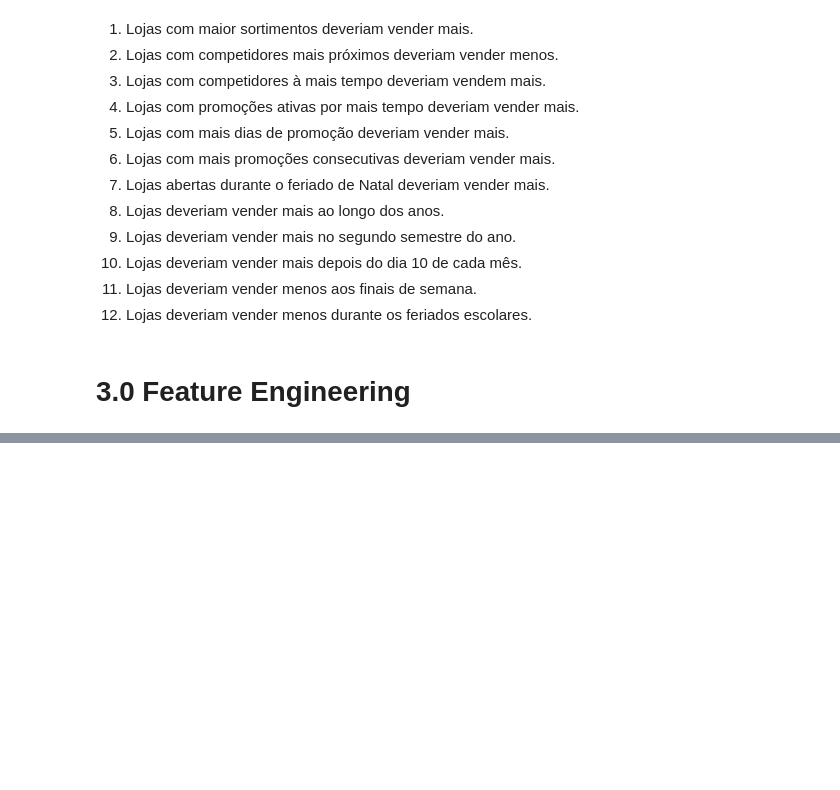
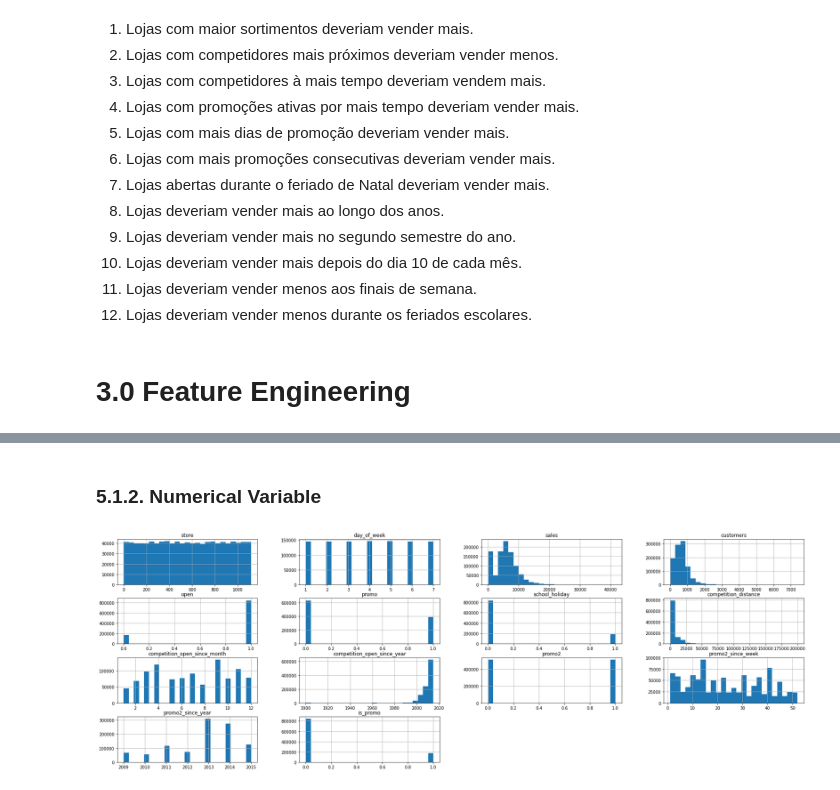
Before and after one commit to rvieira94/cds_03_ds_em_producao, a Jupyter notebook: ds_producao.ipynb, the cells around one changed output, grey strips where cells are left out. Saved outputs shown, nothing was run; the diff lists cells and outputs as text; code cells hidden in the pictures; blank space fills up the shorter version.

```diff
--- a/ds_producao.ipynb
+++ b/ds_producao.ipynb
@@ -440,0 +436,6 @@ fatal: pathspec '/content/drive/MyDrive/ColabNotebooks/ds_producao.ipynb' did no
+# %% [markdown]
+### 5.1.2. Numerical Variable
+# %%
+num_attributes.hist(bins=25);
+# %% [output]
+[figure, added]
```
Also changed, not shown: parts of 25 cells of this notebook.
